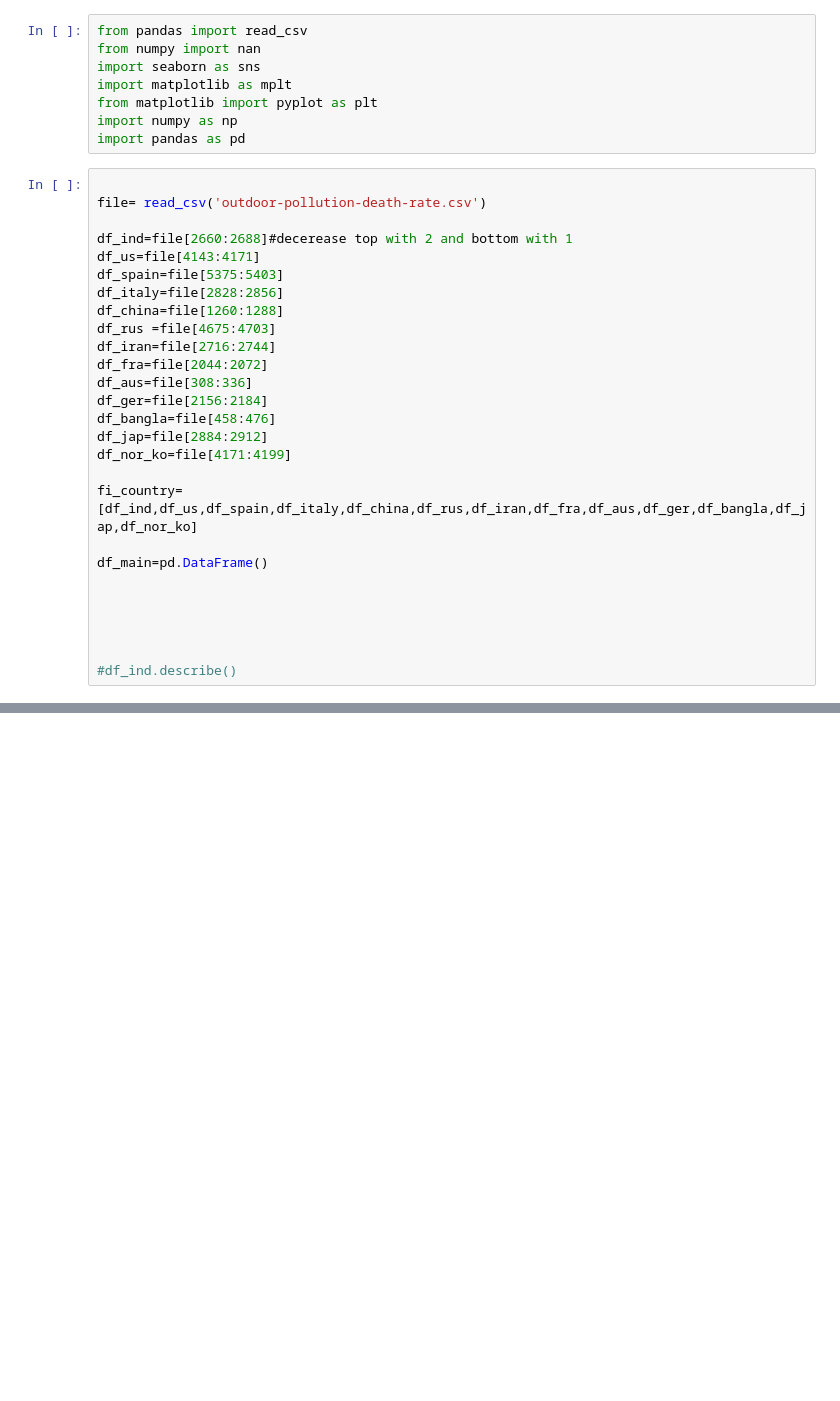
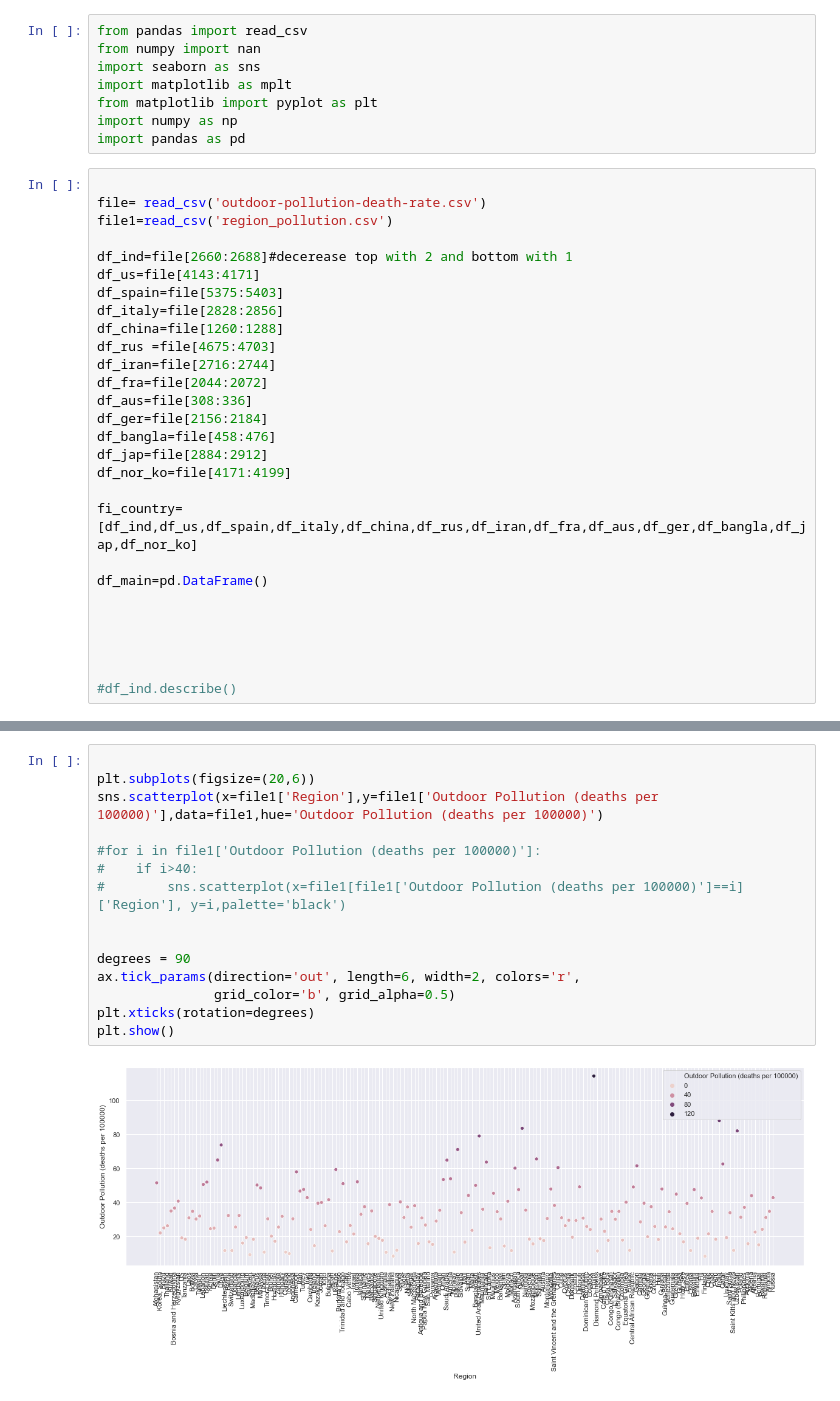
Before and after one commit to saikrishna-prathapaneni/covid19_and_pollution, a Jupyter notebook: pollution_data_analysis.ipynb, the cells around one changed output, grey strips where cells are left out. Cells and saved outputs as stored; diff of their text form; blank space fills up the shorter version.

```diff
--- a/pollution_data_analysis.ipynb
+++ b/pollution_data_analysis.ipynb
@@ -9,6 +12,7 @@ import pandas as pd
 # %%
 
 file= read_csv('outdoor-pollution-death-rate.csv')
+file1=read_csv('region_pollution.csv')
 
 df_ind=file[2660:2688]#decerease top with 2 and bottom with 1
 df_us=file[4143:4171]
@@ -89,0 +110,17 @@ ax = sns.lineplot(x="Year", y="Outdoor air pollution death rates (deaths per 100
+# %%
+
+plt.subplots(figsize=(20,6))
+sns.scatterplot(x=file1['Region'],y=file1['Outdoor Pollution (deaths per 100000)'],data=file1,hue='Outdoor Pollution (deaths per 100000)')
+
+#for i in file1['Outdoor Pollution (deaths per 100000)']:
+#    if i>40:
+#        sns.scatterplot(x=file1[file1['Outdoor Pollution (deaths per 100000)']==i]['Region'], y=i,palette='black')
+
+
+degrees = 90
+ax.tick_params(direction='out', length=6, width=2, colors='r',
+               grid_color='b', grid_alpha=0.5)
+plt.xticks(rotation=degrees)
+plt.show()
+# %% [output]
+[figure, added]
```
Also changed, not shown: parts of 13 cells of this notebook, 3 other files.
